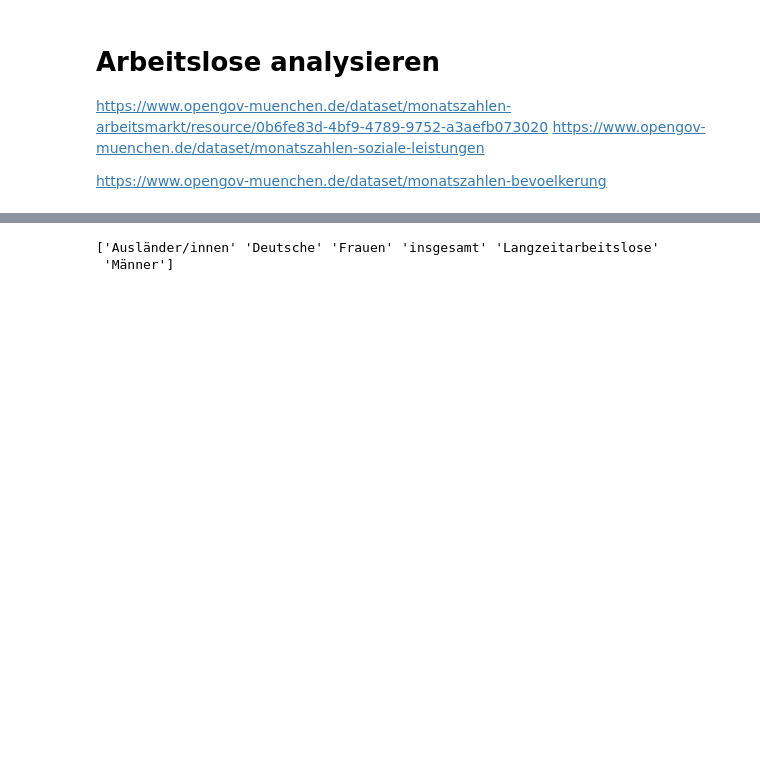
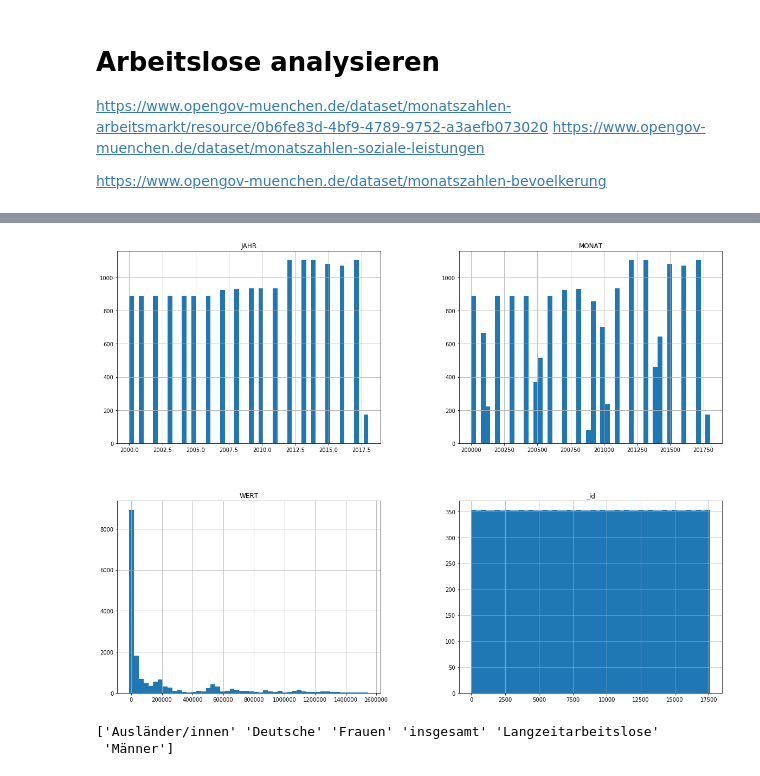
Before and after one commit to schmiddim/opendata, a Jupyter notebook: arbeitslos.ipynb, the cells around one changed output, grey strips where cells are left out. Drawn from its saved outputs; the diff is of its cells as text; code cells hidden in the pictures; blank space fills up the shorter version.

```diff
--- a/arbeitslos.ipynb
+++ b/arbeitslos.ipynb
@@ -39,0 +41,6 @@ df_unemployed.head()
+# %%
+df_population['JAHR'] = df_population.JAHR.astype('int64')
+df_population['MONAT'] = df_population.MONAT.astype('int64')
+df_population['WERT'] = df_population.WERT.astype('int64')
+
+df_population.info()
@@ -40 +75,6 @@ df_unemployed.head()
+# %%
+df_population.hist(bins=50, figsize=(20,15))
+plt.show()
+# %% [output]
+[figure, added]
 # %%
```
Also changed, not shown: parts of 6 cells of this notebook.
